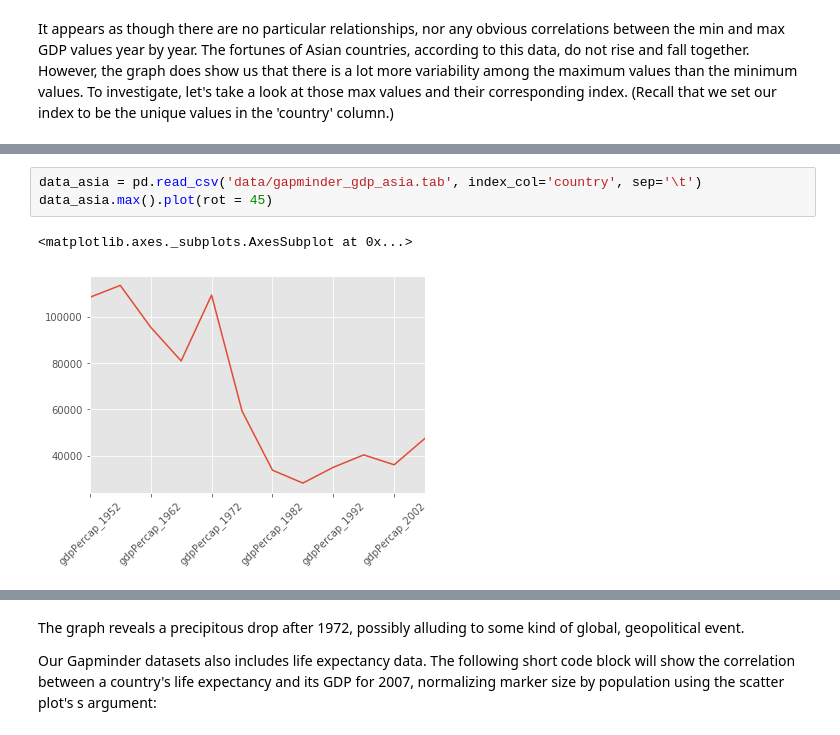
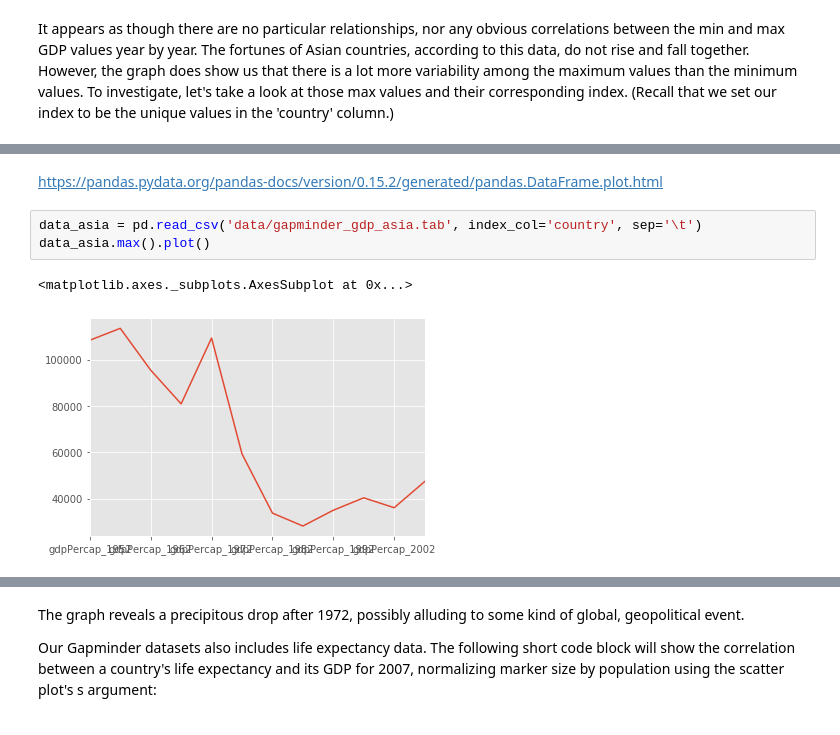
Before and after one commit to ucla-data-archive/is262b_final, a Jupyter notebook: IS262B_Daniels_Final_Project_WIP.ipynb, the cells around one changed output, grey strips where cells are left out. Cells and saved outputs as stored; diff of their text form.

Commit message:
Explained x-ticks and function parameters
Explained how to rotate x-ticks, linked to .plot() function documentation, explained a bit about function parameters and arguments.

```diff
--- a/IS262B_Daniels_Final_Project_WIP.ipynb
+++ b/IS262B_Daniels_Final_Project_WIP.ipynb
@@ -227,6 +215,10 @@ I deleted the min and max, don't think you need it.
+# %% [markdown]
+
+
+https://pandas.pydata.org/pandas-docs/version/0.15.2/generated/pandas.DataFrame.plot.html
 # %%
 data_asia = pd.read_csv('data/gapminder_gdp_asia.tab', index_col='country', sep='\t')
-data_asia.max().plot(rot = 45)
+data_asia.max().plot()
 # %% [output]
 <matplotlib.axes._subplots.AxesSubplot at 0x...>
-[figure, old version]
+[figure, new version]
```
Also changed, not shown: parts of 4 cells of this notebook.
